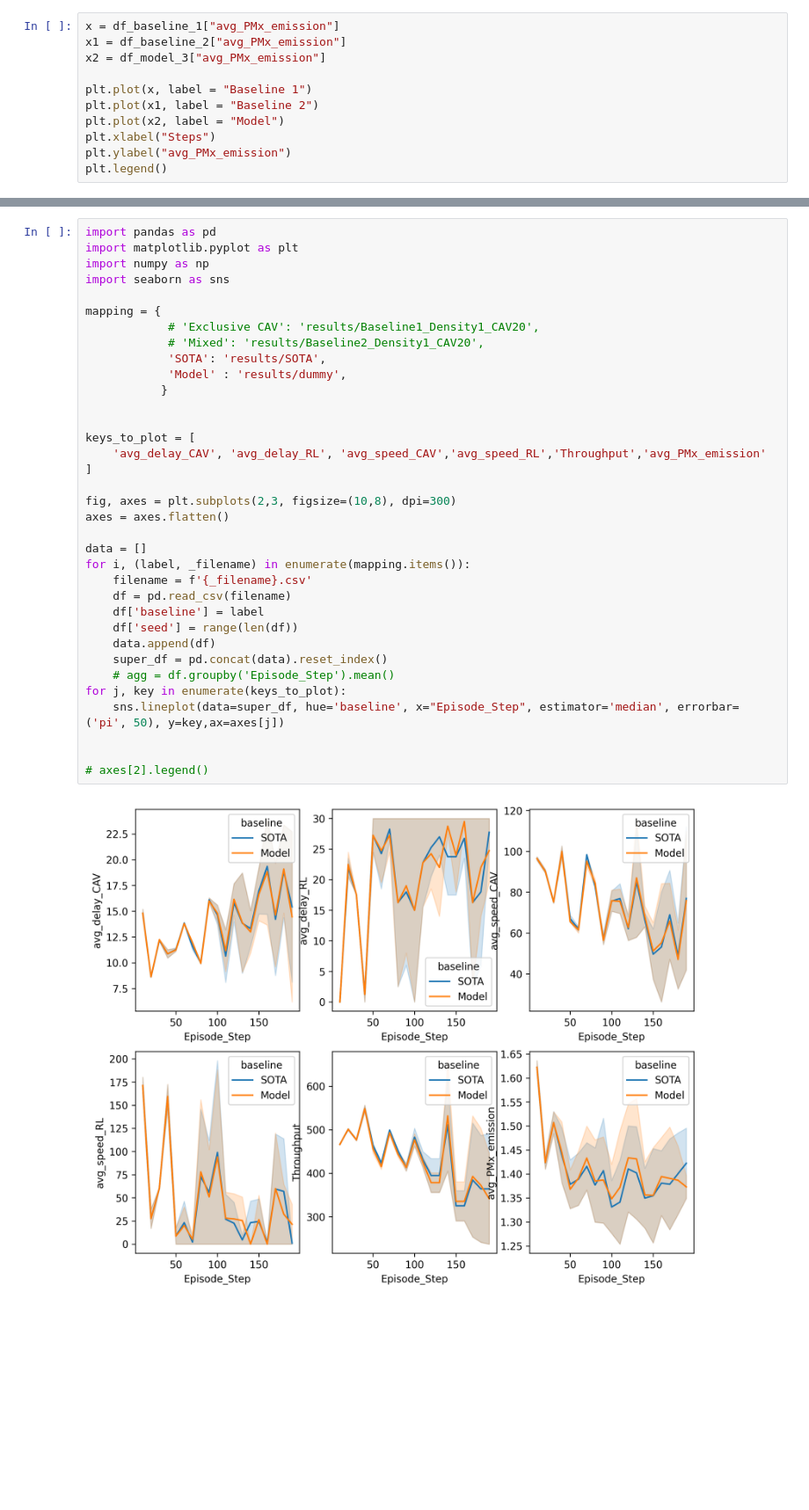
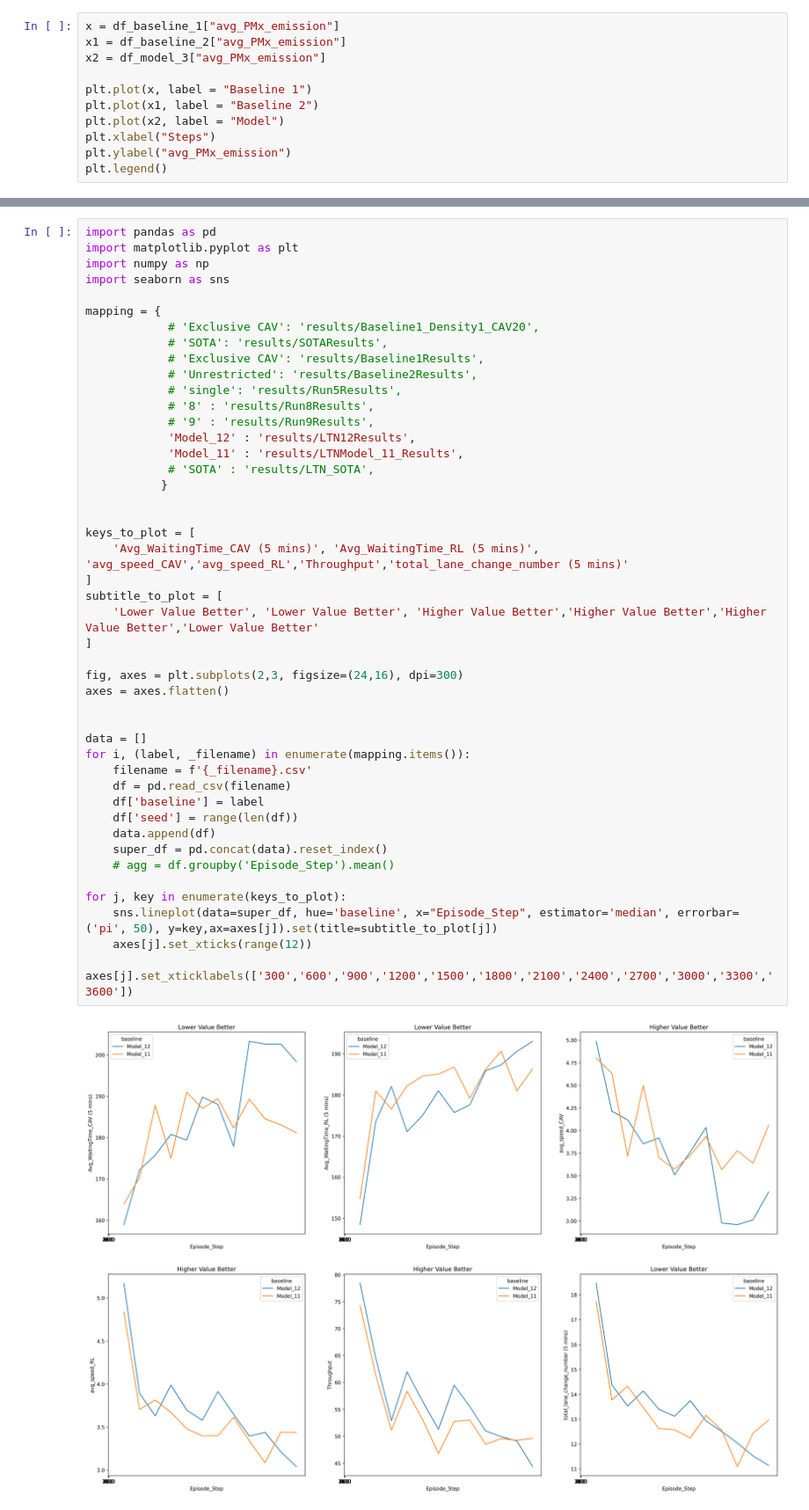
Before and after one commit to ethz-coss/fairlane, a Jupyter notebook: GeneratePlotsForPaper.ipynb, the cells around one changed output, grey strips where cells are left out. Shown at 88% size. Drawn from its saved outputs; the diff is of its cells as text; blank space fills up the shorter version.

```diff
--- a/GeneratePlotsForPaper.ipynb
+++ b/GeneratePlotsForPaper.ipynb
@@ -98,37 +151,47 @@ plt.legend()
 # %%
 import pandas as pd
 import matplotlib.pyplot as plt
 import numpy as np
 import seaborn as sns
 
 mapping = {
             # 'Exclusive CAV': 'results/Baseline1_Density1_CAV20',
-            # 'Mixed': 'results/Baseline2_Density1_CAV20',
-            'SOTA': 'results/SOTA',
-            'Model' : 'results/dummy',
+            # 'SOTA': 'results/SOTAResults',
+            # 'Exclusive CAV': 'results/Baseline1Results',
+            # 'Unrestricted': 'results/Baseline2Results',
+            # 'single': 'results/Run5Results',
+            # '8' : 'results/Run8Results',
+            # '9' : 'results/Run9Results',
+            'Model_12' : 'results/LTN12Results',
+            'Model_11' : 'results/LTNModel_11_Results',
+            # 'SOTA' : 'results/LTN_SOTA',
            }
 
 
 keys_to_plot = [
-    'avg_delay_CAV', 'avg_delay_RL', 'avg_speed_CAV','avg_speed_RL','Throughput','avg_PMx_emission'
+    'Avg_WaitingTime_CAV (5 mins)', 'Avg_WaitingTime_RL (5 mins)', 'avg_speed_CAV','avg_speed_RL','Throughput','total_lane_change_number (5 mins)'
+]
+subtitle_to_plot = [
+    'Lower Value Better', 'Lower Value Better', 'Higher Value Better','Higher Value Better','Higher Value Better','Lower Value Better'
 ]
 
-fig, axes = plt.subplots(2,3, figsize=(10,8), dpi=300)
+fig, axes = plt.subplots(2,3, figsize=(24,16), dpi=300)
 axes = axes.flatten()
+
 
 data = []
 for i, (label, _filename) in enumerate(mapping.items()):
     filename = f'{_filename}.csv'
     df = pd.read_csv(filename)
     df['baseline'] = label
     df['seed'] = range(len(df))
     data.append(df)
     super_df = pd.concat(data).reset_index()
     # agg = df.groupby('Episode_Step').mean()
+
 for j, key in enumerate(keys_to_plot):
-    sns.lineplot(data=super_df, hue='baseline', x="Episode_Step", estimator='median', errorbar=('pi', 50), y=key,ax=axes[j])
-
-
-# axes[2].legend()
+    sns.lineplot(data=super_df, hue='baseline', x="Episode_Step", estimator='median', errorbar=('pi', 50), y=key,ax=axes[j]).set(title=subtitle_to_plot[j])
+    axes[j].set_xticks(range(12))
+    axes[j].set_xticklabels(['300','600','900','1200','1500','1800','2100','2400','2700','3000','3300','3600'])
 # %% [output]
-[figure, old version]
+[figure, new version]
```
Also changed, not shown: parts of 2 cells of this notebook, 7 other files.
